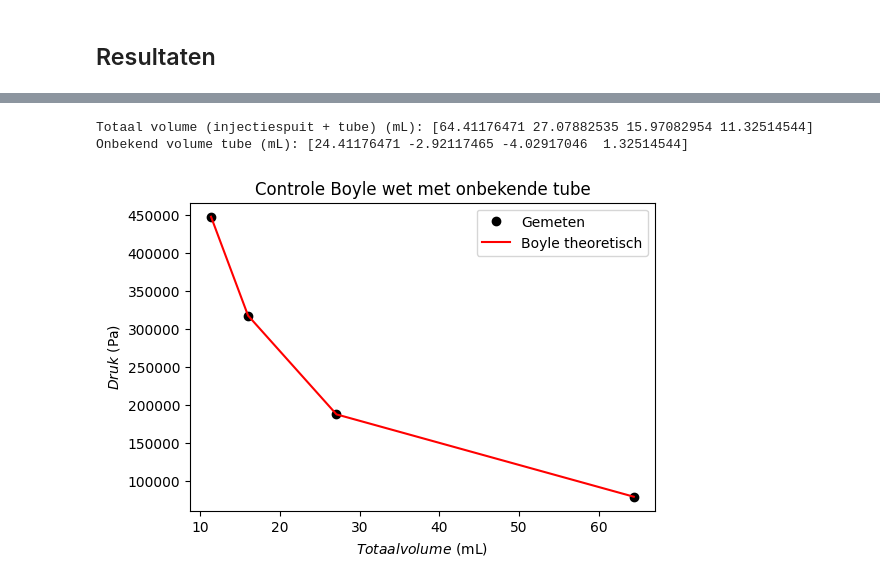
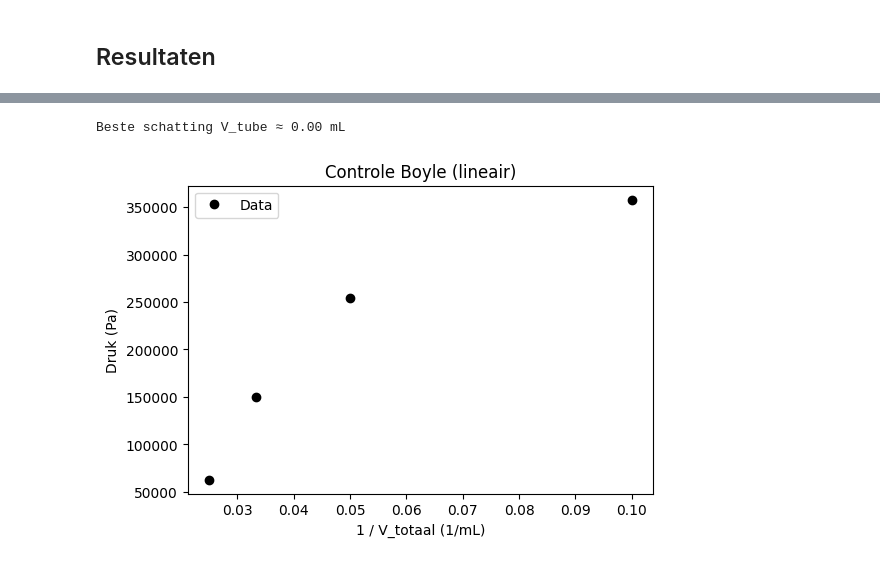
Before and after one commit to fKogelTU/Sarah_Frank, a Jupyter notebook: Content/Labs/druksensorijken.ipynb, the cells around one changed output, grey strips where cells are left out. Drawn from its saved outputs; the diff is of its cells as text; code cells hidden in the pictures.

```diff
--- a/Content/Labs/druksensorijken.ipynb
+++ b/Content/Labs/druksensorijken.ipynb
@@ -101,34 +103,40 @@ Lineaire ijk: a = 216877.14 Pa/V, b = -441851.03 Pa
 # %%
 import numpy as np
+import matplotlib.pyplot as plt
 
-# Injectiespuit volumes
-V_syringe = np.array([40, 30, 20, 10])  # mL
+# Spuitvolumes (mL)
+V_syringe = np.array([40, 30, 20, 10])
 
-# Gemeten spanningen van sensor
-U_long = np.array([2.4, 2.9, 3.5, 4.1])  # voorbeelddata
-P_long = a*U_long + b  # druk in Pa
+# Sensorwaarden
+U2 = np.array([2.4, 2.9, 3.5, 4.1])
+P2 = a * U2 + b  # Pa
 
-# Bereken totaal volume
-P_atm = 101325  # atmosferische druk, Pa
-V0 = 50  # beginvolume injectiespuit, mL
-V_total = P_atm * V0 / P_long  # mL, totale volume incl tube
+# Probeer verschillende tubevolumes
+V_tube_test = np.linspace(0, 20, 500)  # mL
+errors = []
 
-# Bepaal volume van tube
-V_tube = V_total - V_syringe
-print("Totaal volume (injectiespuit + tube) (mL):", V_total)
-print("Onbekend volume tube (mL):", V_tube)
+for V_tube in V_tube_test:
+    V_total = V_syringe + V_tube
+    C = np.mean(P2 * V_total)
+    error = np.sum((P2 * V_total - C)**2)
+    errors.append(error)
 
-# Plot druk vs. V_total voor controle
-import matplotlib.pyplot as plt
+# Beste tubevolume
+V_tube_best = V_tube_test[np.argmin(errors)]
+print(f"Beste schatting V_tube ≈ {V_tube_best:.2f} mL")
+
+# Plot
+V_total_best = V_syringe + V_tube_best
 plt.figure(figsize=(6,4))
-plt.plot(V_total, P_long, 'ko', label='Gemeten')
-plt.plot(V_total, P_atm*V0/V_total, 'r', label='Boyle theoretisch')
-plt.xlabel('$Totaal volume$ (mL)')
-plt.ylabel('$Druk$ (Pa)')
-plt.title('Controle Boyle wet met onbekende tube')
+plt.plot(1/V_total_best, P_long, 'ko', label='Data')
+plt.xlabel('1 / V_totaal (1/mL)')
+plt.ylabel('Druk (Pa)')
+plt.title('Controle Boyle (lineair)')
 plt.legend()
 plt.show()
+
+# Beste schatting V_tube = 0.00 mL, omdat de spanningen (U_long) Boyle volgt
+# Er is dus geen extra volume van de tube nodig.
 # %% [output]
-Totaal volume (injectiespuit + tube) (mL): [64.41176471 27.07882535 15.97082954 11.32514544]
-Onbekend volume tube (mL): [24.41176471 -2.92117465 -4.02917046  1.32514544]
+Beste schatting V_tube ≈ 0.00 mL
-[figure, old version]
+[figure, new version]
```
Also changed, not shown: parts of 1 cell of this notebook, 1 other file.
